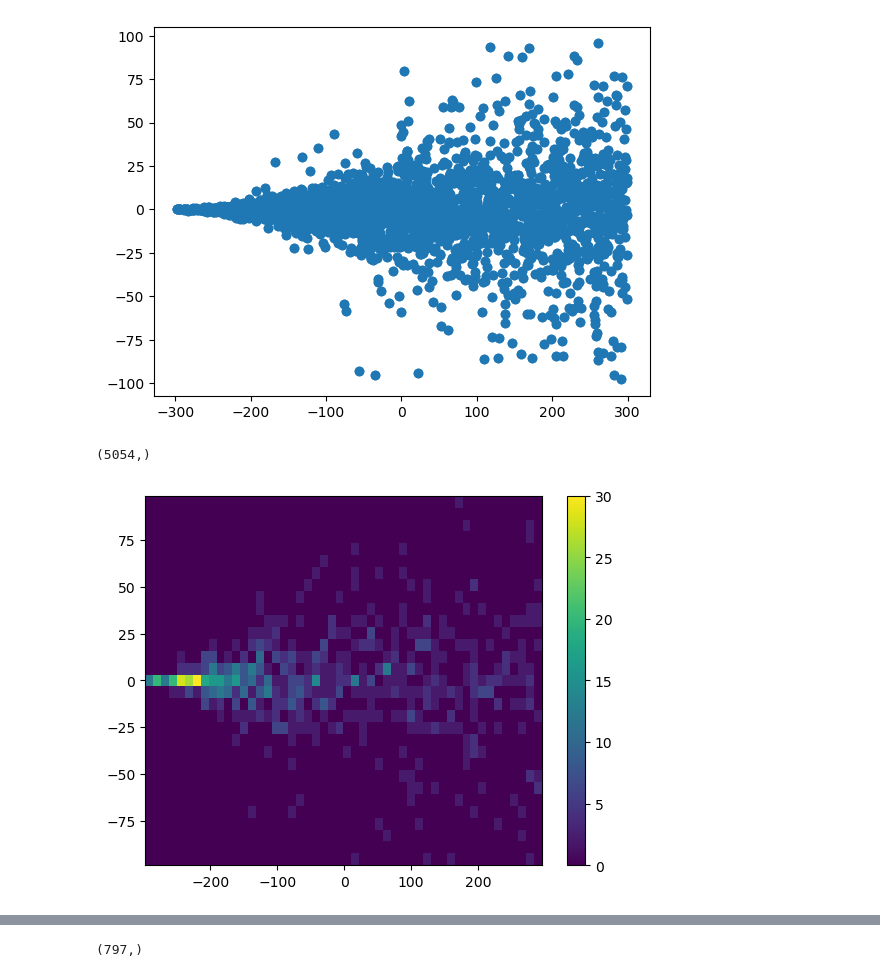
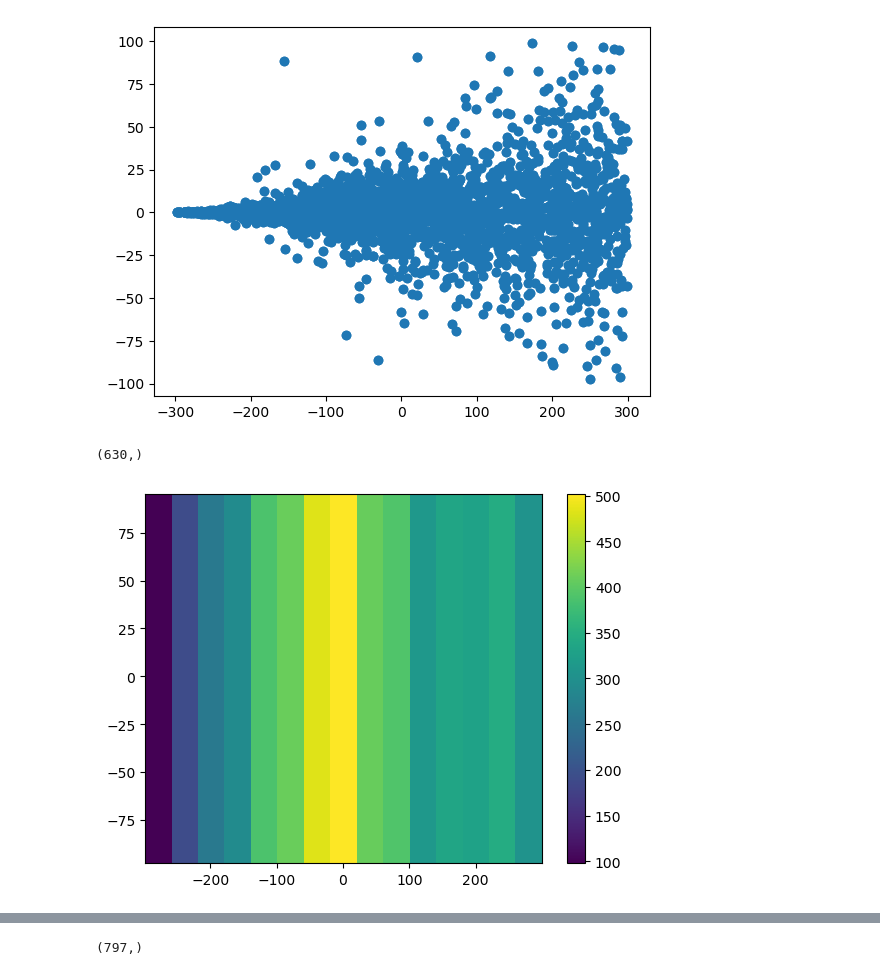
Before and after one commit to francescouni0/Online-Monitoring, a Jupyter notebook: radionuc.ipynb, the cells around one changed output, grey strips where cells are left out. Cells and saved outputs as stored; diff of their text form; code cells hidden in the pictures.

```diff
--- a/radionuc.ipynb
+++ b/radionuc.ipynb
@@ -7,26 +7,26 @@ csv_file_path1 = 'dati/radionucbigphantom/150/C11_entering_particles.csv'
 
 csv_file_path2 = 'dati/radionucbigphantom/150/O15_entering_particles.csv'
 
-df_C11 = pd.read_csv(csv_file_path1, delimiter=',', header=None, names=['Energy', 'X', 'Y', 'Z','evt'])
-df_O15 = pd.read_csv(csv_file_path2, delimiter=',', header=None, names=['Energy', 'X', 'Y', 'Z','evt'])
+df_C11 = pd.read_csv(csv_file_path1, delimiter=',', header=None, names=['Energy', 'X', 'Y', 'Z','pX', 'pY', 'pZ','evt'])
+df_O15 = pd.read_csv(csv_file_path2, delimiter=',', header=None, names=['Energy', 'X', 'Y', 'Z','pX', 'pY', 'pZ','evt'])
 
 
-plt.scatter(df_C11['X'], df_C11['Y'], label='C11',)
+plt.scatter(df_C11['X'], df_C11['Z'], label='C11',)
 #plt.xlim(-150, 150)
 #plt.ylim(-100, 100)
 plt.show()
 # %% [output]
-[figure, old version]
+[figure, new version]
 # %%
 print(np.shape(df_C11['X']))
 # %% [output]
-(5054,)
+(630,)
 # %%
-plt.hist2d(df_C11['X'], df_C11['Y'], bins=(50,31), cmap='viridis')
+plt.hist2d(df_C11['X'], df_C11['Y'], bins=(15,1), cmap='viridis')
 plt.colorbar()
 
 
 plt.show()
 # %% [output]
-[figure, old version]
+[figure, new version]
 # %%
```
Also changed, not shown: parts of 3 cells of this notebook, 6 other files.
